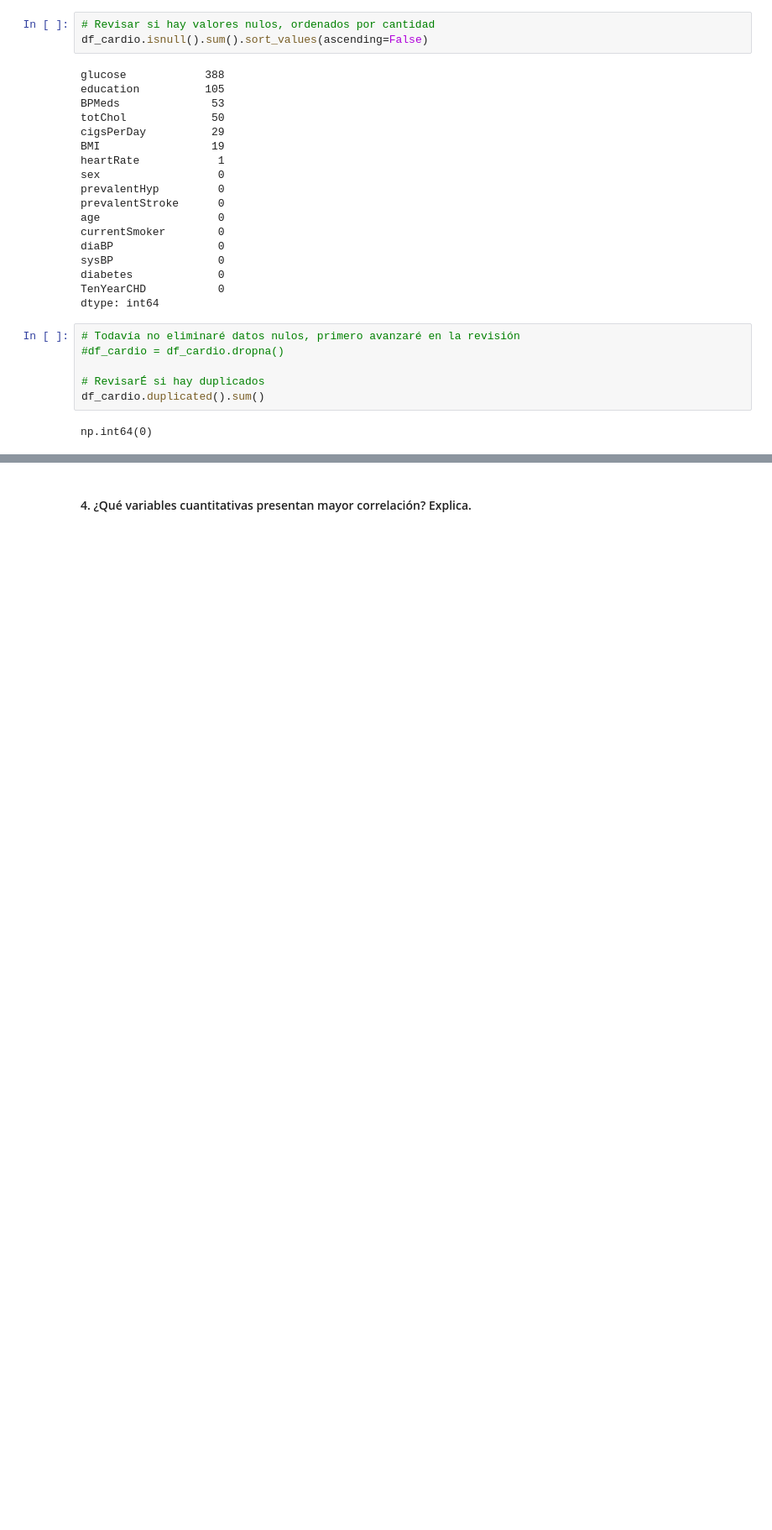
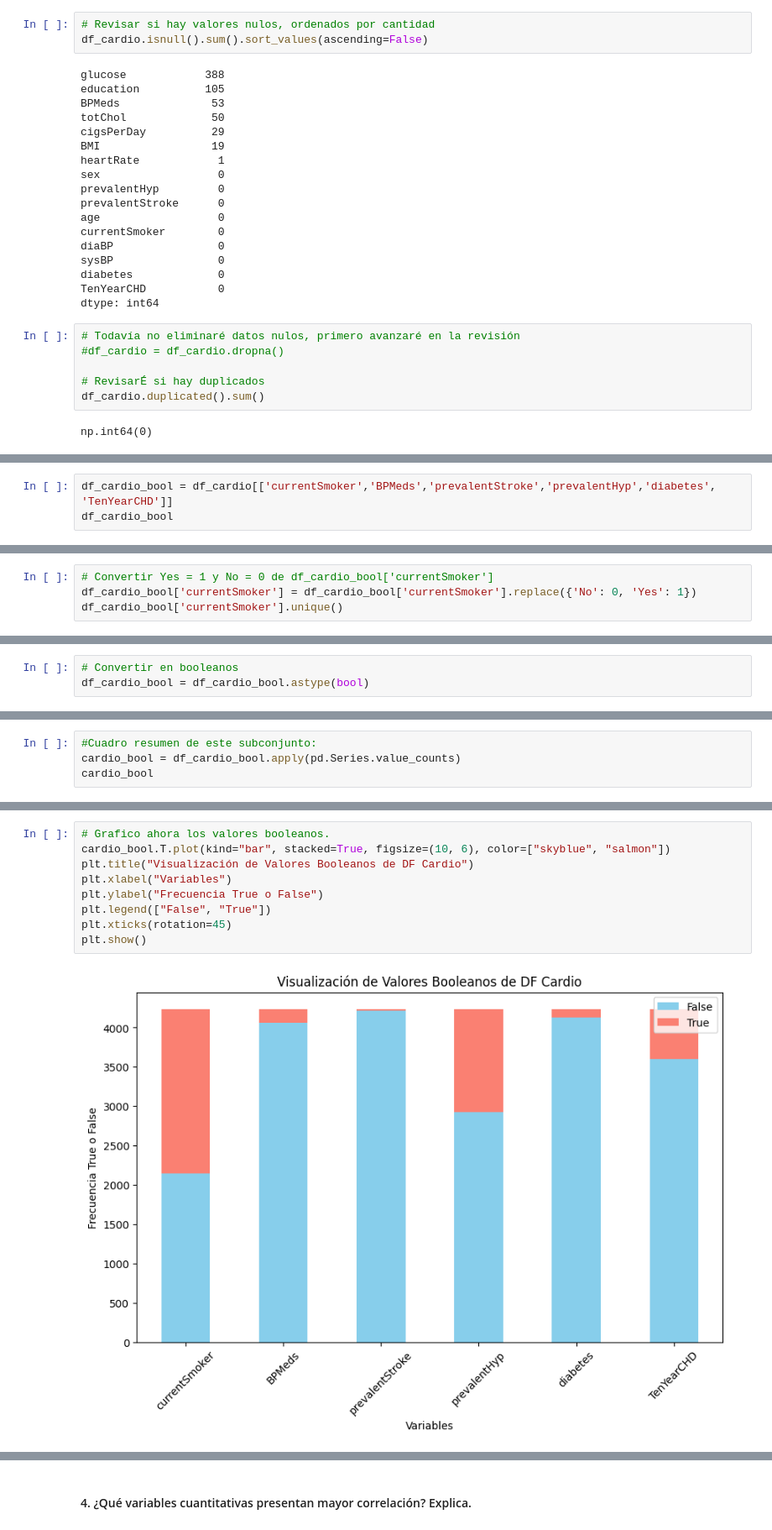
Before and after one commit to santoleal/data_science_homework, a Jupyter notebook: 4.ESTADISTICA PYTHON/DESAFIO7/Prueba - Análisis Estadístico con Python.ipynb, the cells around one changed output, grey strips where cells are left out. Shown at 84% size. Saved outputs shown, nothing was run; the diff lists cells and outputs as text; blank space fills up the shorter version.

```diff
--- a/4.ESTADISTICA PYTHON/DESAFIO7/Prueba - Análisis Estadístico con Python.ipynb
+++ b/4.ESTADISTICA PYTHON/DESAFIO7/Prueba - Análisis Estadístico con Python.ipynb
@@ -208,0 +164,3 @@ max      35.420000   143.000000   394.000000     1.000000
+# %%
+df_cardio_bool = df_cardio[['currentSmoker','BPMeds','prevalentStroke','prevalentHyp','diabetes', 'TenYearCHD']]
+df_cardio_bool
@@ -208,0 +217,4 @@ max      35.420000   143.000000   394.000000     1.000000
+# %%
+# Convertir Yes = 1 y No = 0 de df_cardio_bool['currentSmoker']
+df_cardio_bool['currentSmoker'] = df_cardio_bool['currentSmoker'].replace({'No': 0, 'Yes': 1})
+df_cardio_bool['currentSmoker'].unique()
@@ -208,0 +228,3 @@ max      35.420000   143.000000   394.000000     1.000000
+# %%
+# Convertir en booleanos
+df_cardio_bool = df_cardio_bool.astype(bool)
@@ -208,0 +255,4 @@ max      35.420000   143.000000   394.000000     1.000000
+# %%
+#Cuadro resumen de este subconjunto:
+cardio_bool = df_cardio_bool.apply(pd.Series.value_counts)
+cardio_bool
@@ -208,0 +265,11 @@ max      35.420000   143.000000   394.000000     1.000000
+# %%
+# Grafico ahora los valores booleanos.
+cardio_bool.T.plot(kind="bar", stacked=True, figsize=(10, 6), color=["skyblue", "salmon"])
+plt.title("Visualización de Valores Booleanos de DF Cardio")
+plt.xlabel("Variables")
+plt.ylabel("Frecuencia True o False")
+plt.legend(["False", "True"])
+plt.xticks(rotation=45)
+plt.show()
+# %% [output]
+[figure, added]
```
Also changed, not shown: parts of 89 cells of this notebook.
